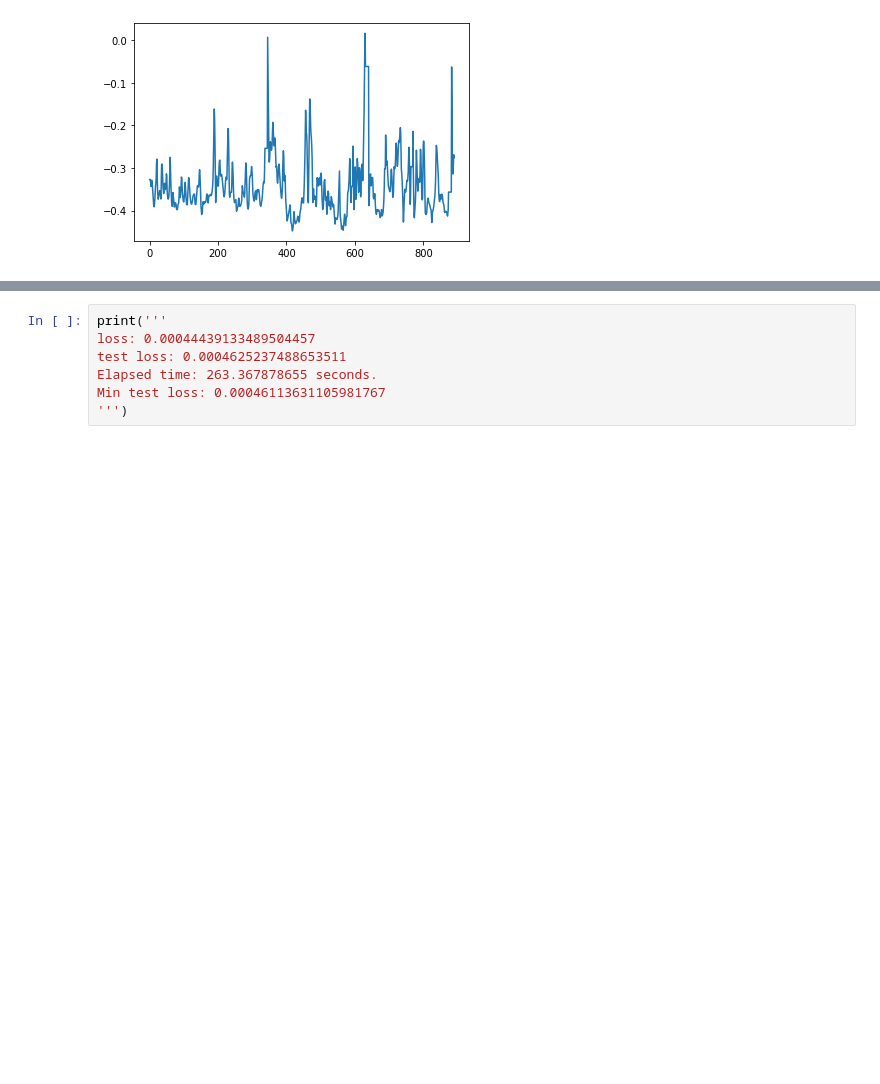
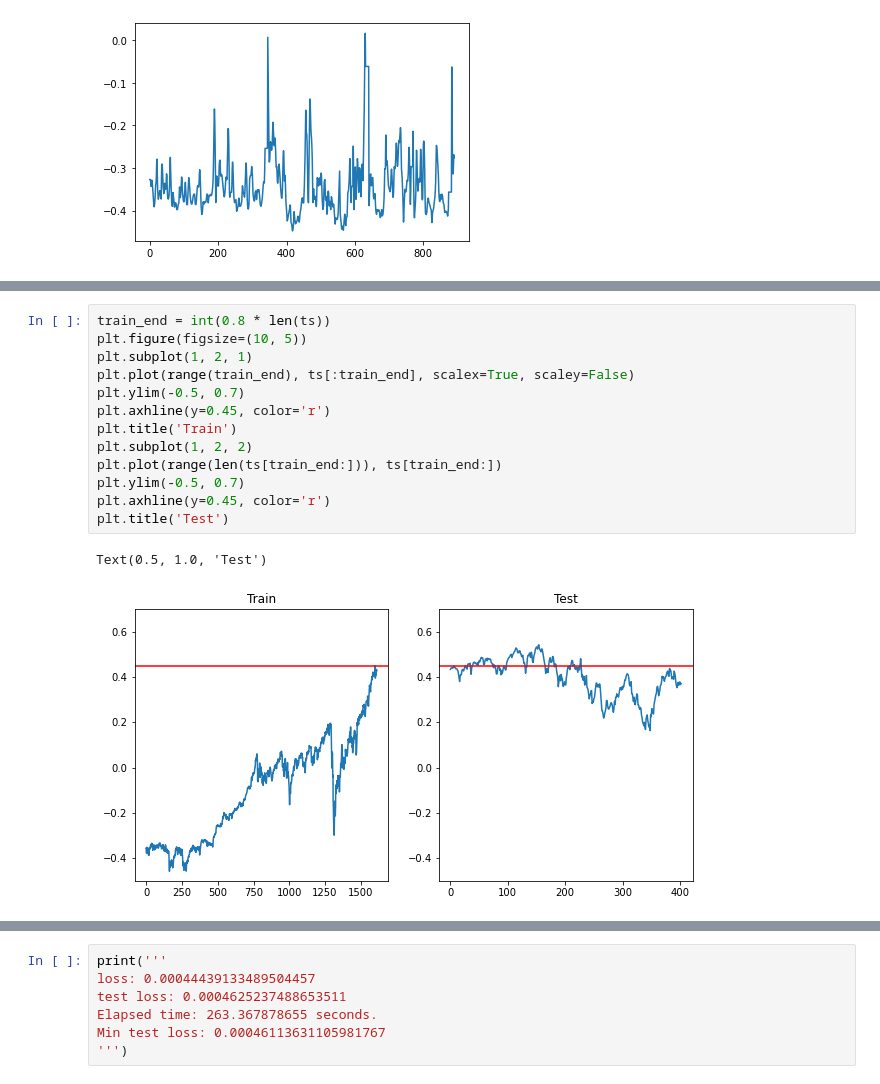
Before and after one commit to vladislav-horbatiuk/rspl_neuron_experiments, a Jupyter notebook: test_recurr_sigmoid_piecewise_neuron_forecasting.ipynb, the cells around one changed output, grey strips where cells are left out. Drawn from its saved outputs; the diff is of its cells as text; blank space fills up the shorter version.

```diff
--- a/test_recurr_sigmoid_piecewise_neuron_forecasting.ipynb
+++ b/test_recurr_sigmoid_piecewise_neuron_forecasting.ipynb
@@ -89,3 +104,19 @@ plt.show()
+# %%
+train_end = int(0.8 * len(ts))
+plt.figure(figsize=(10, 5))
+plt.subplot(1, 2, 1)
+plt.plot(range(train_end), ts[:train_end], scalex=True, scaley=False)
+plt.ylim(-0.5, 0.7)
+plt.axhline(y=0.45, color='r')
+plt.title('Train')
+plt.subplot(1, 2, 2)
+plt.plot(range(len(ts[train_end:])), ts[train_end:])
+plt.ylim(-0.5, 0.7)
+plt.axhline(y=0.45, color='r')
+plt.title('Test')
+# %% [output]
+Text(0.5, 1.0, 'Test')
+[figure, added]
 # %%
 print(type(ts))
 print(ts.shape)
```
Also changed, not shown: parts of 28 cells of this notebook, 17 other files.
